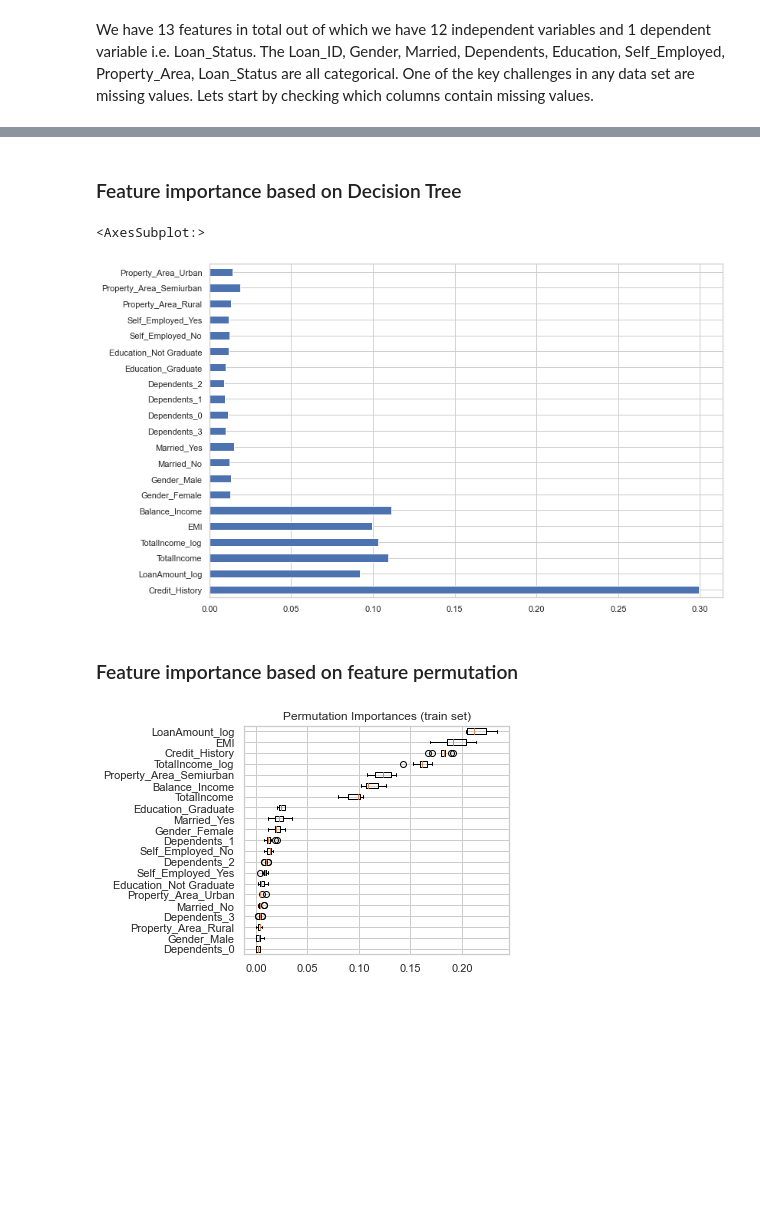
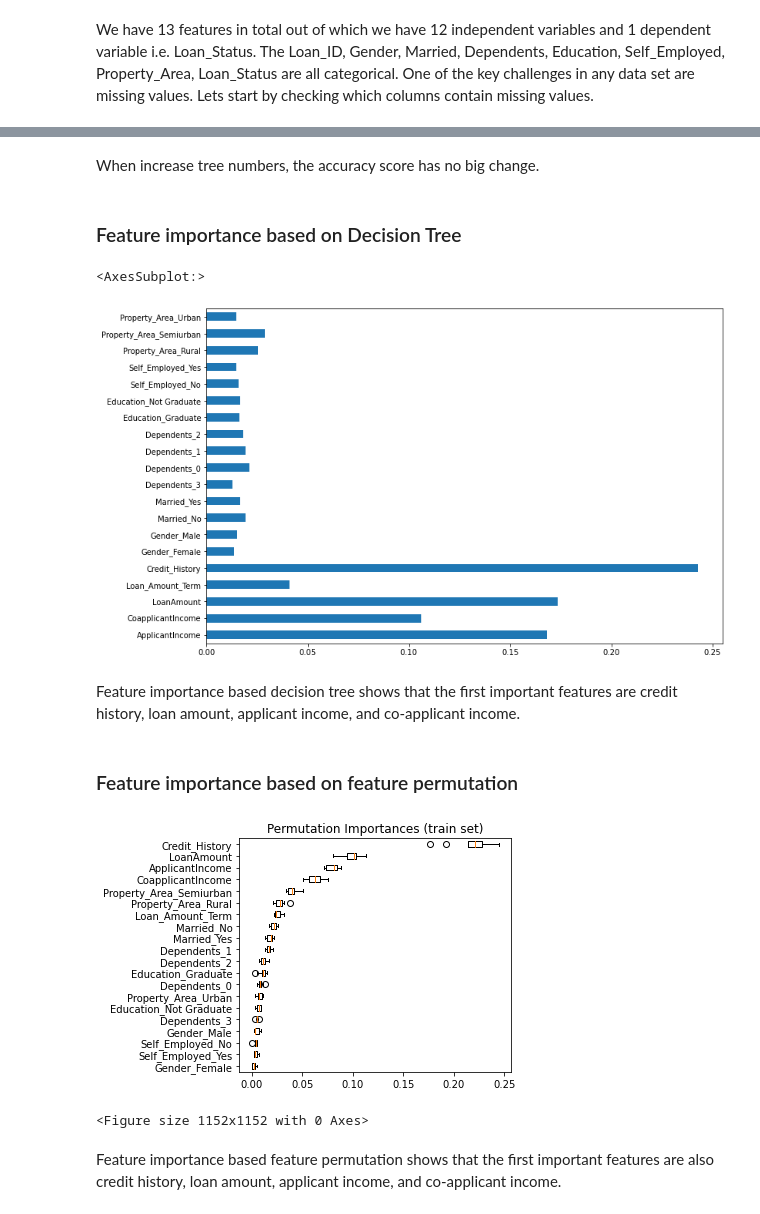
Before and after one commit to fengchunshan/predict_loan_eligibility, a Jupyter notebook: PREDICT LOAN ELIGIBILITY.ipynb, the cells around one changed output, grey strips where cells are left out. Saved outputs shown, nothing was run; the diff lists cells and outputs as text; code cells hidden in the pictures; blank space fills up the shorter version.

```diff
--- a/PREDICT LOAN ELIGIBILITY.ipynb
+++ b/PREDICT LOAN ELIGIBILITY.ipynb
@@ -581,0 +308,6 @@ plt.show()
+# %%
+X_over['Dependents'].replace('3+',3,inplace=True)
+y_over['Loan_Status'].replace('N', 0,inplace=True)
+y_over['Loan_Status'].replace('Y', 1,inplace=True)
+X = pd.get_dummies(X_over)     # use one hot method to change all the categorical value to numerical values
+y=y_over
@@ -581,0 +355,31 @@ plt.show()
+# %%
+dt_height = []
+training_errs = []
+testing_errs = []
+
+
+rf = RandomForestClassifier(n_estimators=1)
+df = pd.DataFrame(columns=['n_estimators', 'accuracy_score_train', 'accuracy_score_test'])
+for iter in range(20):
+    rf.fit(x_train,y_train)
+    y_train_predicted = rf.predict(x_train)
+    y_test_predicted = rf.predict(x_cv)
+    accuracy_score_train =accuracy_score(y_train, y_train_predicted)
+    accuracy_score_test = accuracy_score(y_cv, y_test_predicted)
+
+    # print("Iteration: {} Train accuracy_score: {} Test accuracy_score: {}".format(iter, accuracy_score_train, accuracy_score_test))
+
+    dt_height.append(rf.n_estimators)
+    training_errs.append(accuracy_score_train)
+    testing_errs.append(accuracy_score_test)
+    rf.n_estimators += 20
+
+plt.plot(dt_height, training_errs, label="accuracy_score_train")
+plt.plot(dt_height, testing_errs, label="accuracy_score_test")
+
+plt.xlabel("estimators")
+plt.ylabel("accuracy_score")
+plt.grid(which='major', axis='both')
+
+plt.legend()
+plt.show()
@@ -582,30 +388,39 @@ plt.show()
+# %% [markdown]
+When increase tree numbers, the accuracy score has no big change.
 # %% [markdown]
 ### Feature importance based on Decision Tree
 # %%
+forest_model = RandomForestClassifier(random_state=1,max_depth=11,n_estimators=121)
+forest_model.fit(x_train,y_train)
 importances = pd.Series(forest_model.feature_importances_,index=X.columns)
 importances.plot(kind='barh', figsize=(12,8))
 # %% [output]
 <AxesSubplot:>
-[figure, old version]
+[figure, new version]
+# %% [markdown]
+Feature importance based decision tree shows that the first important features are credit history, loan amount, applicant income, and co-applicant income.
 # %% [markdown]
 ### Feature importance based on feature permutation
 # %%
-from sklearn.tree import DecisionTreeClassifier
-model = DecisionTreeClassifier(random_state=1)
+from sklearn.inspection import permutation_importance
+model = RandomForestClassifier(random_state=1,max_depth=11,n_estimators=121)
 model.fit(x_train,y_train)
 
 result = permutation_importance(
     model, x_train, y_train, n_repeats=10, random_state=42, n_jobs=2
 )
 sorted_idx = result.importances_mean.argsort()
 
 fig, ax = plt.subplots()
 ax.boxplot(
     result.importances[sorted_idx].T, vert=False, labels=x_train.columns[sorted_idx]
 )
 ax.set_title("Permutation Importances (train set)")
 fig.tight_layout()
 plt.show()
 # %% [output]
-[figure, old version]
+[figure, new version]
+<Figure size 1152x1152 with 0 Axes>
+# %% [markdown]
+Feature importance based feature permutation shows that the first important features are also credit history, loan amount, applicant income, and co-applicant income.
 # %% [markdown]
```
Also changed, not shown: parts of 129 cells of this notebook.
